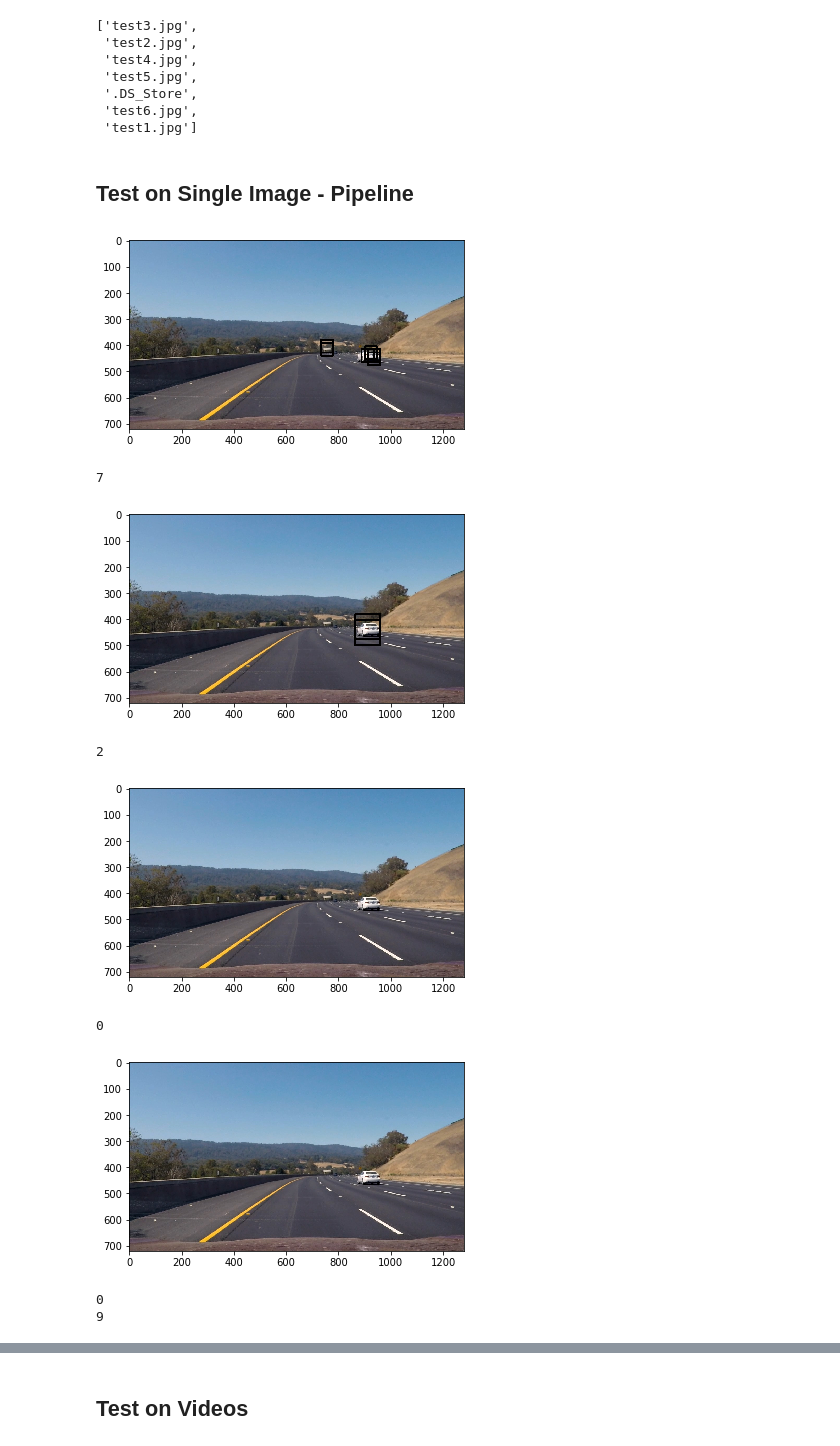
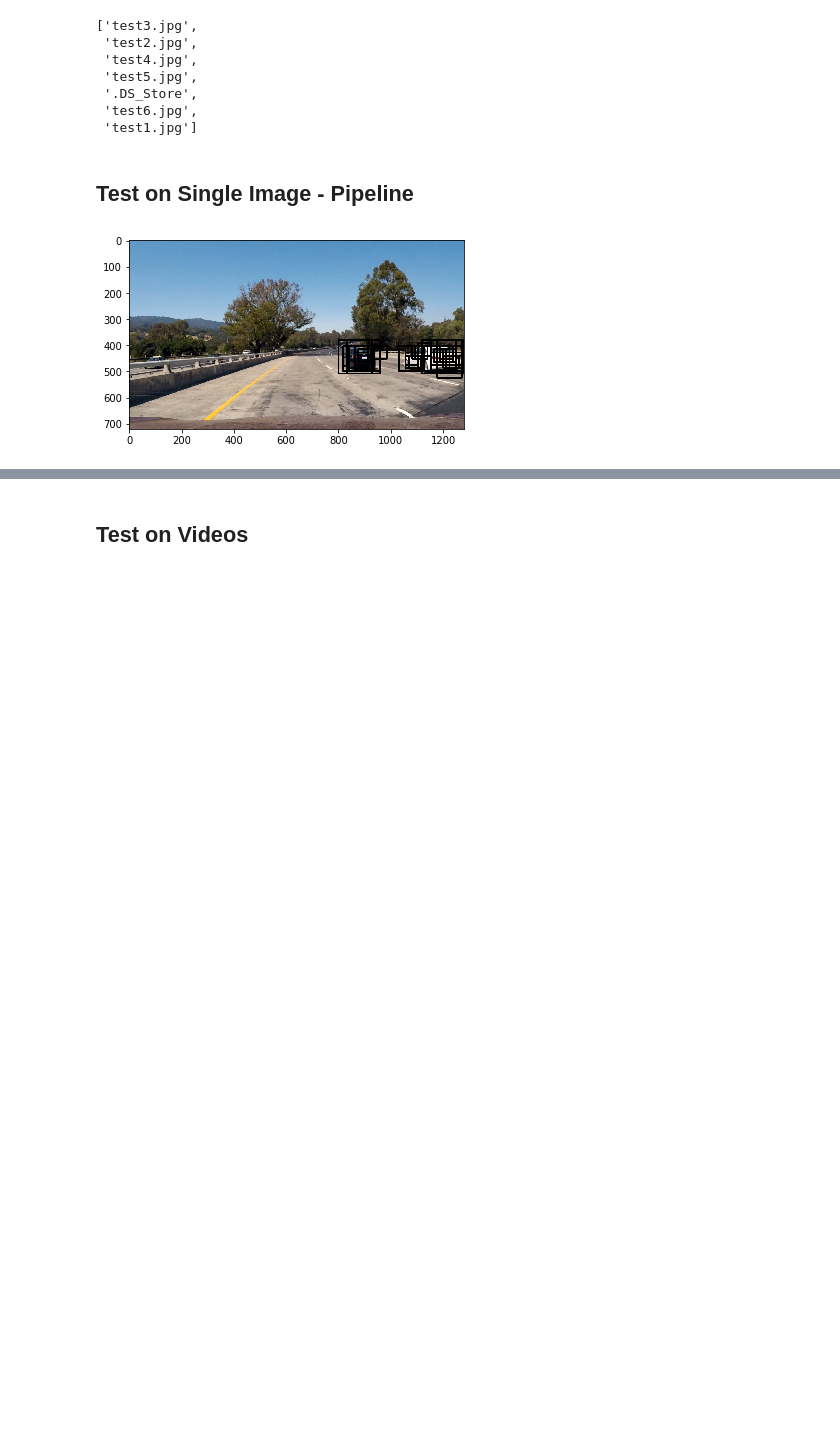
Before and after one commit to pkorivi/CarND-Vehicle-Detection, a Jupyter notebook: car_tracking.ipynb, the cells around one changed output, grey strips where cells are left out. Cells and saved outputs as stored; diff of their text form; code cells hidden in the pictures; blank space fills up the shorter version.

```diff
--- a/car_tracking.ipynb
+++ b/car_tracking.ipynb
@@ -476,45 +523,43 @@ os.listdir("test_images/")
 # %%
 # code
 #Different y ranges for different scales
 yss = [[380,500],[380,550],[380,550],[380,720]]
 scl = [0.75,1.5,2,3]
 
 #which trained parameters to load
 if(hog_channel == "ALL"):
     #filename = './large_data_alltrain.joblib.pkl'
     pickle_parameters_n = pickle.load( open( "retrain_all_params.p", "rb" ) )
     svc2 = pickle_parameters_n["svc"]
 else:
     #filename = './large_data_train.joblib.pkl'
     #svc2 = joblib.load(filename)
     pickle_parameters_n = pickle.load( open( "model_trained_hg_c_1.p", "rb" ) )
     svc2 = pickle_parameters_n["svc"]
 
 X_scaler = pickle_parameters_n["X_scaler"]
 #read in an image
-im = mpimg.imread("./test_images/test3.jpg").astype(np.float32)/255
+im = mpimg.imread("./test_images/test1.jpg").astype(np.float32)/255
 car_full_boxes=[]
 for i in range(len(scl)) :
     scale = scl[i]
     ystart =yss[i][0]
     ystop =yss[i][1]
     #final image wih cars
     out_img, car_boxes = find_cars(im, ystart, ystop, scale, svc2, X_scaler, orient, pix_per_cell, cell_per_block, spatial_size, hist_bins,hog_channel)
     car_full_boxes.extend(car_boxes)
-    plt.imshow(out_img)
-    plt.show()
-    print(len(car_boxes))
-print(len(car_full_boxes))
+    #plt.imshow(out_img)
+    #plt.show()
+    #print(len(car_boxes))
+#print(len(car_full_boxes))
+d_img = np.copy(im)
+for box in car_full_boxes:
+    cv2.rectangle(d_img,(box[0][0],box[0][1]), (box[1][0],box[1][1]), (255,0,0), 6)
+
+plt.imshow(d_img)
+plt.show()
 # %% [output]
-[figure, old version]
+[figure, new version]
-7
-[figure, removed]
-2
-[figure, removed]
-0
-[figure, removed]
-0
-9
 # %%
 #COmbine all the detections to one per car using the heat functions
 
```
Also changed, not shown: parts of 4 cells of this notebook, 18 other files.
